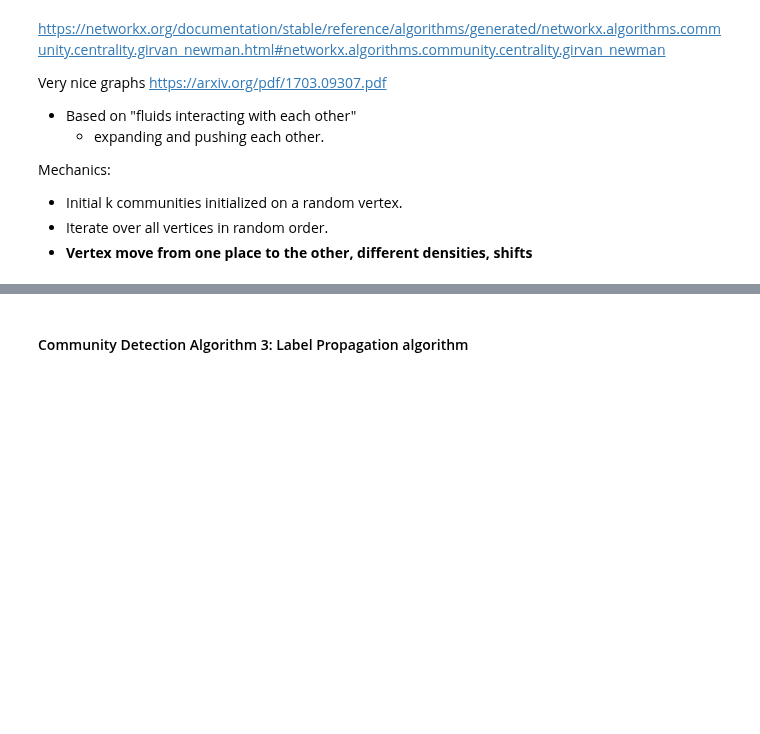
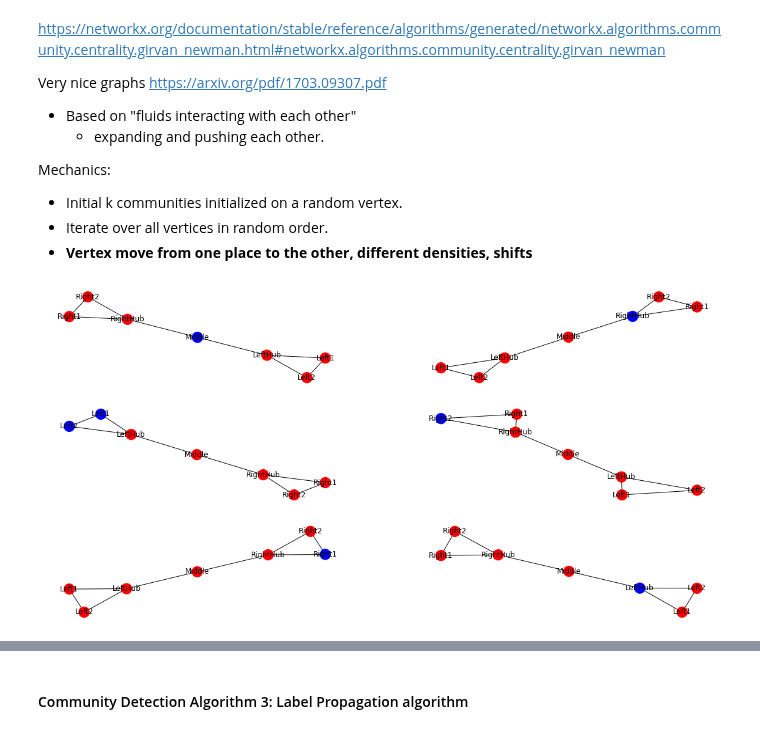
Before and after one commit to EjbejaranosAI/Complex_Networks, a Jupyter notebook: 3_Community_detection/A3-Community_Detection.ipynb, the cells around one changed output, grey strips where cells are left out. Cells and saved outputs as stored; diff of their text form; code cells hidden in the pictures; blank space fills up the shorter version.

```diff
--- a/3_Community_detection/A3-Community_Detection.ipynb
+++ b/3_Community_detection/A3-Community_Detection.ipynb
@@ -238,20 +253,24 @@ Mechanics:
 # %%
 ## import
 from networkx.algorithms.community import asyn_fluid
 ## set parameters
 ## K is the number of communities
-K = 5
+K = 6
 ## max_iter is the maximum number of iterations
 max_iter = 100
 ## assign fluids
 fluids = asyn_fluid.asyn_fluidc(G=g, k=K, max_iter=max_iter)
 ## iterate over the fluids and print the communities
 cmms = [fluid for fluid in fluids]
-color_map = [c2 if node in cmms[0] else c1  for node in g.nodes()]
 
+
+
+fig, axs = plt.subplots(3,2, figsize=(20,10))
+axs = axs.ravel()
 ## assign a color to each community
-for comm in itertools.islice(fluids, k):
-    print(tuple(sorted(c) for c in comm))
-
-## drawing the graph
-nx.draw(g, node_color=color_map, with_labels=True)
+for idx, i in enumerate(cmms):
+    color_map = [c2 if node in cmms[idx] else c1  for node in g.nodes()]
+    ## drawing the graph
+    nx.draw(g, node_color=color_map, with_labels=True, ax=axs[idx])
+# %% [output]
+[figure, added]
```
Also changed, not shown: parts of 12 cells of this notebook, 2 other files.
